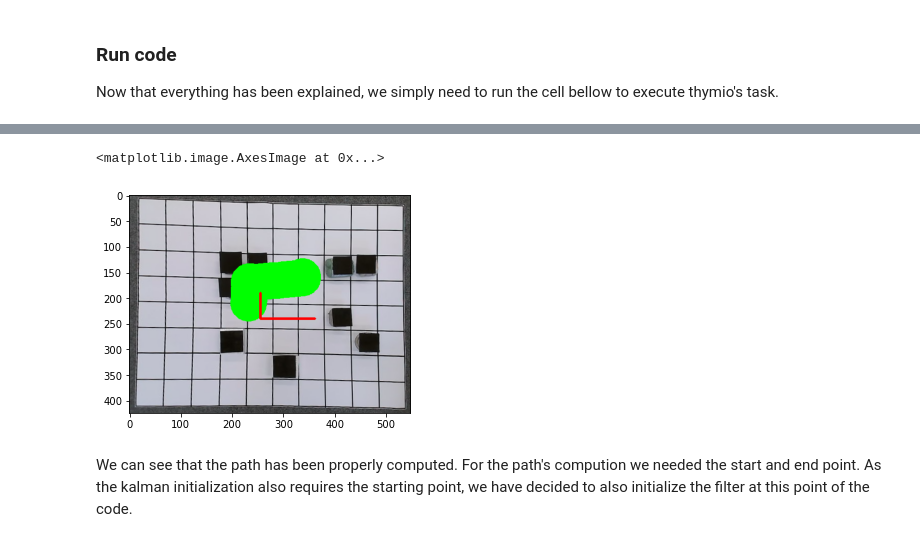
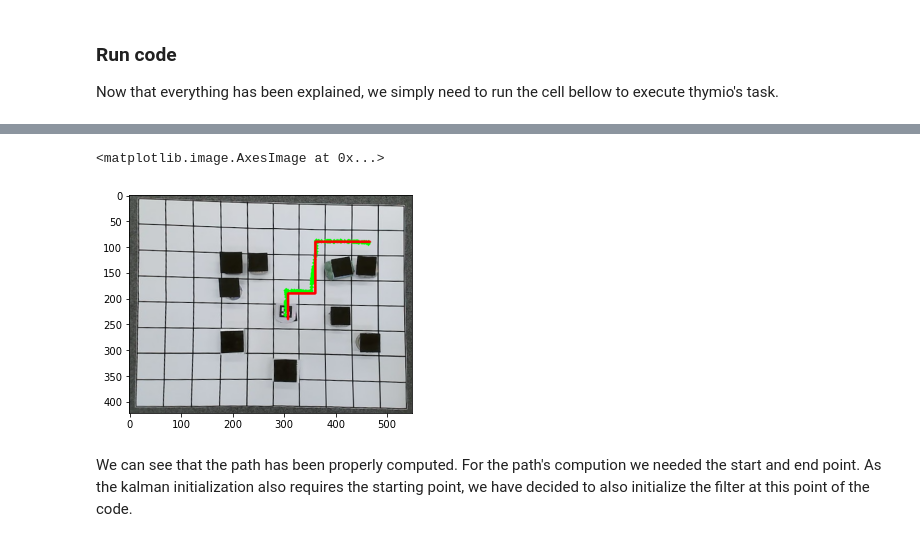
Before and after one commit to Neiizo/Projet-mobile-robotics, a Jupyter notebook: projet.ipynb, the cells around one changed output, grey strips where cells are left out. Cells and saved outputs as stored; diff of their text form; code cells hidden in the pictures.

```diff
--- a/projet.ipynb
+++ b/projet.ipynb
@@ -367,24 +333,13 @@ print(shortest_path)
 # %%
 mc.motors(node, 0, 0)
 # %%
-def compare_path(shortest_path, vision):
-    shortest_path_img = np.array([(shortest_path[0] + 1)*vision.cellx - vision.offset, (shortest_path[1] + 1)*vision.celly - vision.offset])
-    path = cv2.imread('output/transformedImage.png', cv2.IMREAD_COLOR)
-    for p in vision.thymio_list_pos:
-        cv2.circle(path, (int(p[0][0]/vision.conversion_factor_x), int(p[1][0]/vision.conversion_factor_y)), 20, (0,255,0), 30)
-
-    for c in range(1, len(shortest_path_img[0])):
-        cv2.line(path, (shortest_path_img[0][c-1], shortest_path_img[1][c-1]),
-                        (shortest_path_img[0][c], shortest_path_img[1][c]), (0,0,255), 3)
-    return path
-
-path = compare_path(shortest_path, vision)
+path = vision.compare_path(shortest_path)
 
 plt.figure
 plt.imshow(cv2.cvtColor(path.astype('uint8'), cv2.COLOR_BGR2RGB))
 # %% [output]
 <matplotlib.image.AxesImage at 0x...>
-[figure, old version]
+[figure, new version]
 # %% [markdown]
 We can see that the path has been properly computed. For the path's compution we needed the start and end point. As the kalman initialization also requires the starting point, we have decided to also initialize the filter at this point of the code.
 # %% [markdown]
```
Also changed, not shown: parts of 3 cells of this notebook, 9 other files.
